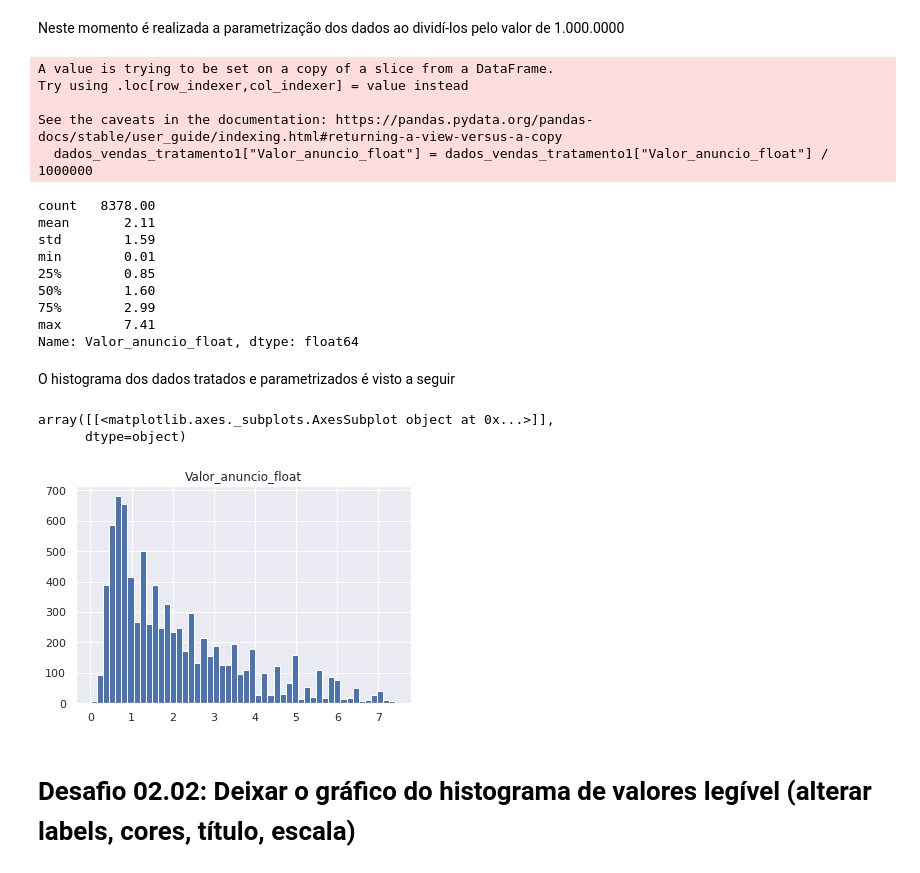
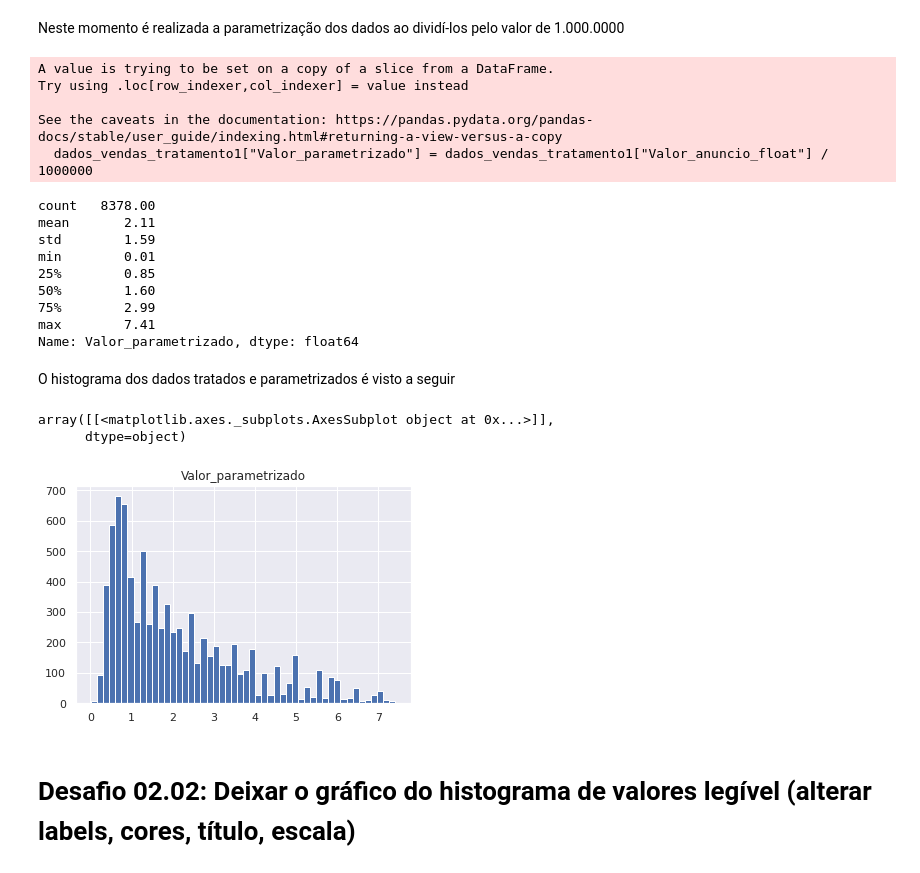
Before and after one commit to yorinori/imersao_dados4_Alura, a Jupyter notebook: Aula02_Imersao_dados_04.ipynb, the cells around one changed output. Saved outputs shown, nothing was run; the diff lists cells and outputs as text; code cells hidden in the pictures.

```diff
--- a/Aula02_Imersao_dados_04.ipynb
+++ b/Aula02_Imersao_dados_04.ipynb
@@ -429,15 +429,15 @@ dados_vendas_tratamento1[["Valor_anuncio_float"]].boxplot()
 # %% [markdown]
 Neste momento é realizada a parametrização dos dados ao dividí-los pelo valor de 1.000.0000
 # %%
-dados_vendas_tratamento1["Valor_anuncio_float"] = dados_vendas_tratamento1["Valor_anuncio_float"] / 1000000
+dados_vendas_tratamento1["Valor_parametrizado"] = dados_vendas_tratamento1["Valor_anuncio_float"] / 1000000
 # %% [output]
 A value is trying to be set on a copy of a slice from a DataFrame.
 Try using .loc[row_indexer,col_indexer] = value instead
 
 See the caveats in the documentation: https://pandas.pydata.org/pandas-docs/stable/user_guide/indexing.html#returning-a-view-versus-a-copy
-  dados_vendas_tratamento1["Valor_anuncio_float"] = dados_vendas_tratamento1["Valor_anuncio_float"] / 1000000
+  dados_vendas_tratamento1["Valor_parametrizado"] = dados_vendas_tratamento1["Valor_anuncio_float"] / 1000000
 # %%
-dados_vendas_tratamento1["Valor_anuncio_float"].describe()
+dados_vendas_tratamento1["Valor_parametrizado"].describe()
 # %% [output]
 count   8378.00
 mean       2.11
@@ -447,15 +447,15 @@ min        0.01
 50%        1.60
 75%        2.99
 max        7.41
-Name: Valor_anuncio_float, dtype: float64
+Name: Valor_parametrizado, dtype: float64
 # %% [markdown]
 O histograma dos dados tratados e parametrizados é visto a seguir
 # %%
-dados_vendas_tratamento1[["Valor_anuncio_float"]].hist(bins=50)
+dados_vendas_tratamento1[["Valor_parametrizado"]].hist(bins=50)
 # %% [output]
 array([[<matplotlib.axes._subplots.AxesSubplot object at 0x...>]],
       dtype=object)
-[figure, old version]
+[figure, new version]
 # %% [markdown]
 # Desafio 02.02:  Deixar o gráfico do histograma de valores legível (alterar labels, cores, título, escala)
 # %%
```
Also changed, not shown: parts of 25 cells of this notebook.
